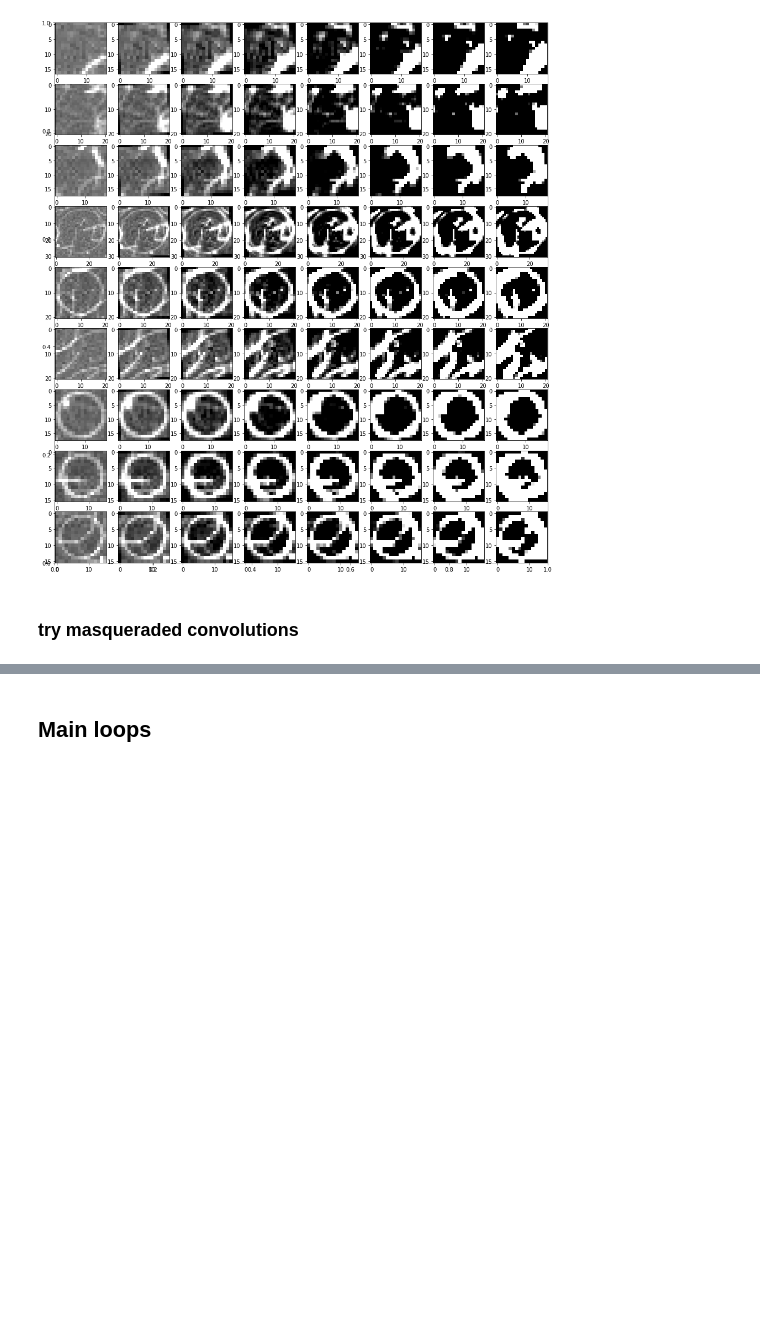
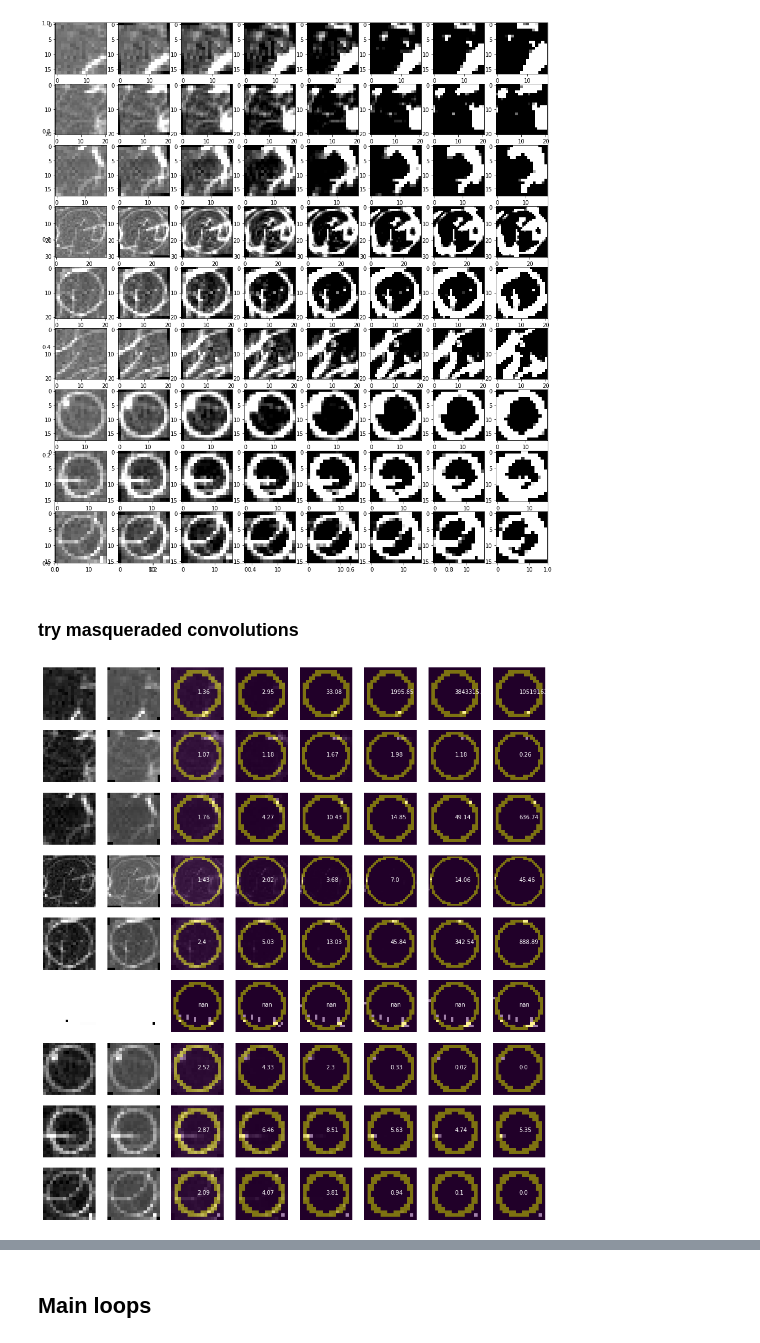
Before and after one commit to andrew-veriga/MathForML, a Jupyter notebook: ConvolutionalCoffieCircles.ipynb, the cells around one changed output, grey strips where cells are left out. Saved outputs shown, nothing was run; the diff lists cells and outputs as text; code cells hidden in the pictures; blank space fills up the shorter version.

```diff
--- a/ConvolutionalCoffieCircles.ipynb
+++ b/ConvolutionalCoffieCircles.ipynb
@@ -415,9 +415,13 @@ _DEBUG_=False
 #     )
 # trial variables fro debugging
 ImageSize=[250,360]
-_angle = np.pi / 36
-# area for debugging
-# image_area=Image[:ImageSize[0],:ImageSize[1]]
+_angle = np.radians(4)
+# area for search
+image_area=np.copy(Image[:ImageSize[0],:ImageSize[1]])
+image_area -= np.min(image_area)
+image_area /= np.max(image_area)
+image_area -= (np.mean(image_area) - 1.)
+
 len = data.shape[0]
 # matrix for rotate
 R = np.array([
@@ -431,7 +435,6 @@ fig, ax = plt.subplots(figsize=(2*(cnt+2),2*len))
 ax.axis('off')
 im_index = 0
 for row in range(len):
-  image_area=np.copy(Image[:ImageSize[0],:ImageSize[1]])
   size,X,Y,isRing = data[row]
   # ring boolean masks
   _mask, center = getMask( size, .8 )
@@ -475,9 +478,6 @@ for row in range(len):
   sub_matrices = np.lib.stride_tricks.as_strided(image_area,view_shape,strides)
 
   #normalise their to average = 1
-  sub_matrices -= np.min(sub_matrices,axis=(2,3))[:,:,np.newaxis,np.newaxis]
-  sub_matrices /= np.max(sub_matrices,axis=(2,3))[:,:,np.newaxis,np.newaxis]
-  sub_matrices -= np.mean(sub_matrices,axis=(2,3))[:,:,np.newaxis,np.newaxis] - 1.
   # box-= np.min(box)
   # box /=np.max(box)
   # box-= np.mean(box)-1#np.percentile(box,90)-1
@@ -486,35 +486,35 @@ for row in range(len):
 
   # bias = np.min(sub_matrices,axis=(2,3))
   # bias = bias.reshape(bias.shape + (1,)*(sub_matrices.ndim-2))
 
   brightness = (lambda arr, msk: np.mean((arr)[:,:,msk],axis=2))#np.percentile((arr)[:,:,msk],90,axis=2)
 
   #multiply all matrices by their rotated copies elementwise
   # print((brightness(sub_matrices,_mask) / brightness(sub_matrices,background))[Y, X])
 
 
   im_index+=1
   ax = fig.add_subplot(len,cnt+2,im_index)
   ax.axis('off')
-  ax.imshow(sub_matrices[Y, X], cmap=plt.get_cmap('gray'), vmin=0.5, vmax=1.5)
+  ax.imshow(sub_matrices[Y, X], cmap=plt.get_cmap('gray'))
   new_matrices[:,:,y_old,x_old] = sub_matrices[:,:,y_new,x_new]
   im_index+=1
   ax = fig.add_subplot(len,cnt+2,im_index)
   ax.axis('off')
   new_matrices = new_matrices * sub_matrices
-  ax.imshow(new_matrices[Y, X], cmap=plt.get_cmap('gray'), vmin=0.5, vmax=1.5)
+  ax.imshow(new_matrices[Y, X], cmap=plt.get_cmap('gray'))
 
   # print ((brightness(new_matrices,_mask) / brightness(new_matrices,background))[Y, X])
   for col in range(cnt):
-    # sub_matrices=new_matrices.copy()
     new_matrices[:,:,y_old,x_old] *= new_matrices[:,:,y_new,x_new]
-    # new_matrices=np.multiply(new_matrices, sub_matrices)
     im_index+=1
     ax = fig.add_subplot(len,cnt+2,im_index)
     ax.axis('off')
-    ax.imshow(new_matrices[Y, X], cmap=plt.get_cmap('gray'), vmin=0.5, vmax=1.5)
+    ax.imshow(new_matrices[Y, X], cmap=plt.get_cmap('gray'))
     ax.imshow(_mask,alpha=.5)
     conv_value = (brightness(new_matrices,_mask) / brightness(new_matrices,~_mask))[Y, X]
     ax.text(center[0],center[1],str(round(conv_value,2)),color='white')
 
   # return m
+# %% [output]
+[figure, added]
```
Also changed, not shown: parts of 3 cells of this notebook.
